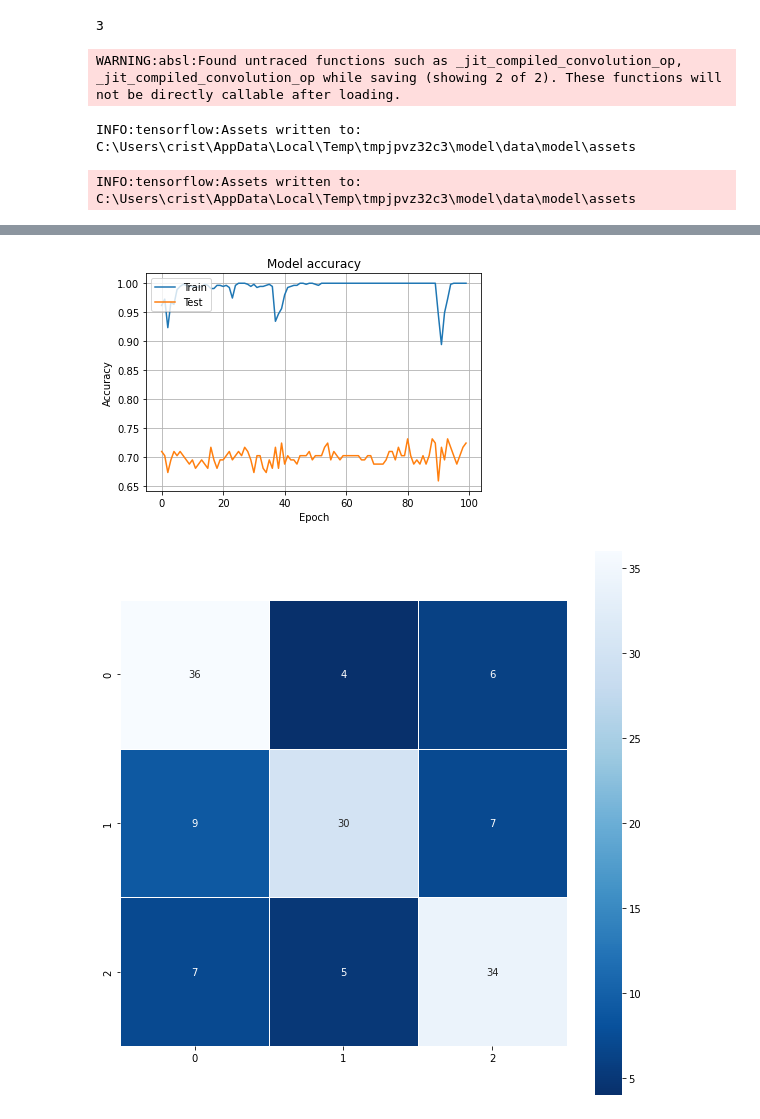
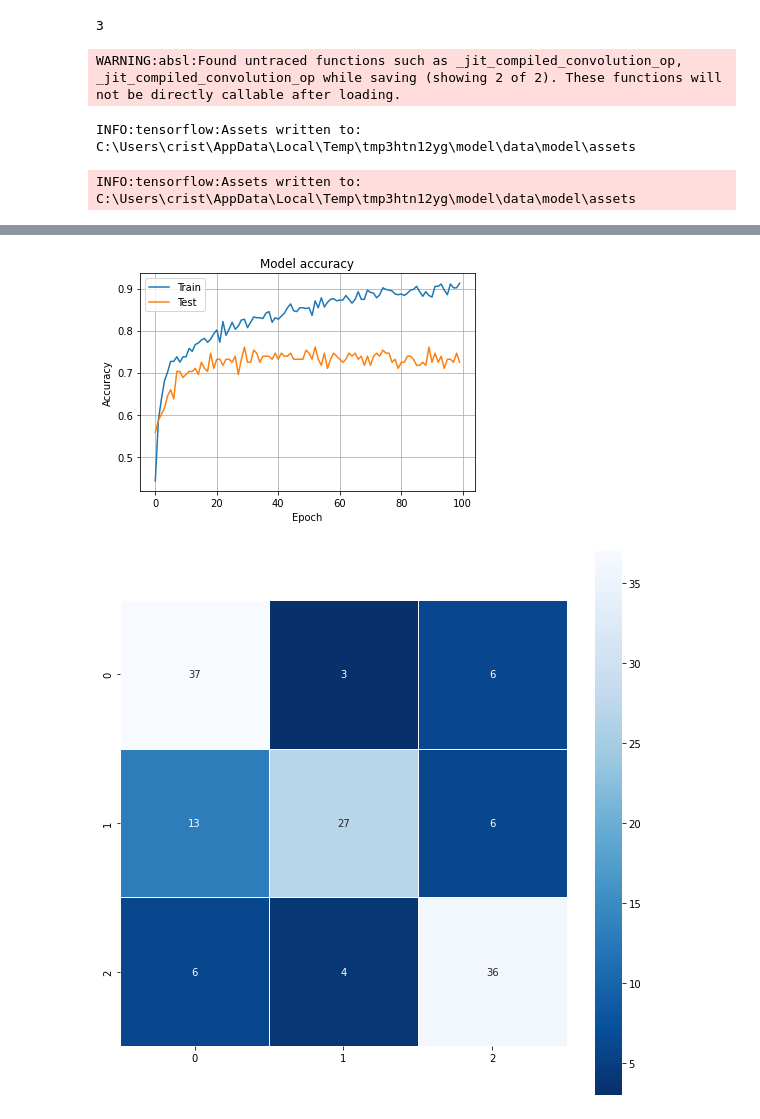
Before and after one commit to MorillaGit/quail_behavior_classifier, a Jupyter notebook: main.ipynb, the cells around one changed output, grey strips where cells are left out. Cells and saved outputs as stored; diff of their text form; code cells hidden in the pictures.

```diff
--- a/main.ipynb
+++ b/main.ipynb
@@ -424,7 +424,7 @@ history = deep_learning_module.run_experiment_cnn(  input_shape_dataset,
                                                     X_test,
                                                     y_test,
                                                     epochs=100,
-                                                    batch_size=8,
+                                                    # batch_size=8,
                                                     debug=False,
                                                     optimizer = Adam,
                                                     learning_rate=0.001,
@@ -432,5 +432,5 @@ history = deep_learning_module.run_experiment_cnn(  input_shape_dataset,
                                                     loss = 'sparse_categorical_crossentropy')
 # %% [output]
 WARNING:absl:Found untraced functions such as _jit_compiled_convolution_op, _jit_compiled_convolution_op while saving (showing 2 of 2). These functions will not be directly callable after loading.
-INFO:tensorflow:Assets written to: C:\Users\crist\AppData\Local\Temp\tmpjpvz32c3\model\data\model\assets
+INFO:tensorflow:Assets written to: C:\Users\crist\AppData\Local\Temp\tmp3htn12yg\model\data\model\assets
-INFO:tensorflow:Assets written to: C:\Users\crist\AppData\Local\Temp\tmpjpvz32c3\model\data\model\assets
+INFO:tensorflow:Assets written to: C:\Users\crist\AppData\Local\Temp\tmp3htn12yg\model\data\model\assets
@@ -438,2 +438,2 @@ INFO:tensorflow:Assets written to: C:\Users\crist\AppData\Local\Temp\tmpjpvz32c3
-[figure, old version]
+[figure, new version]
-[figure, old version]
+[figure, new version]
```
Also changed, not shown: parts of 1 cell of this notebook, 1 other file.
